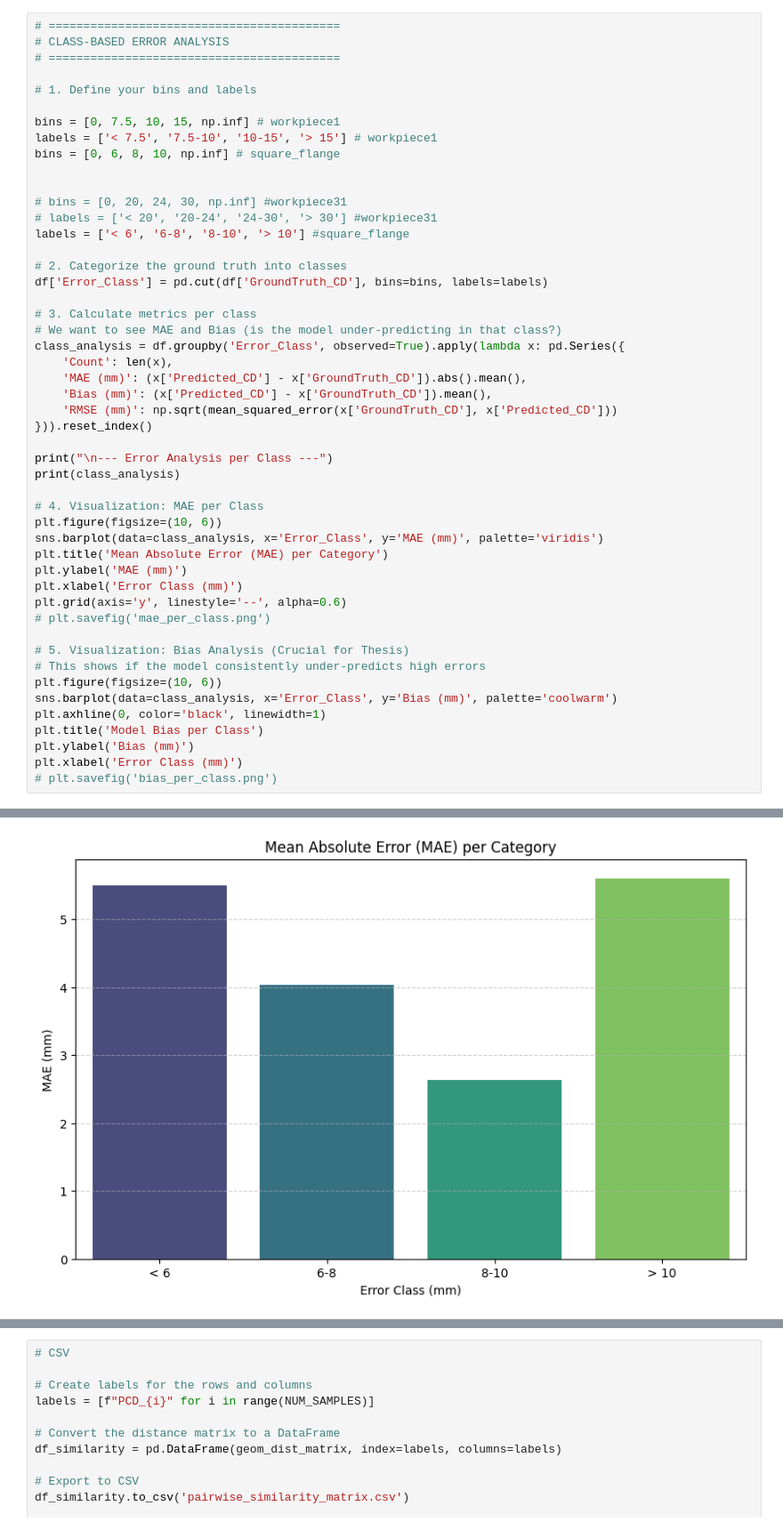
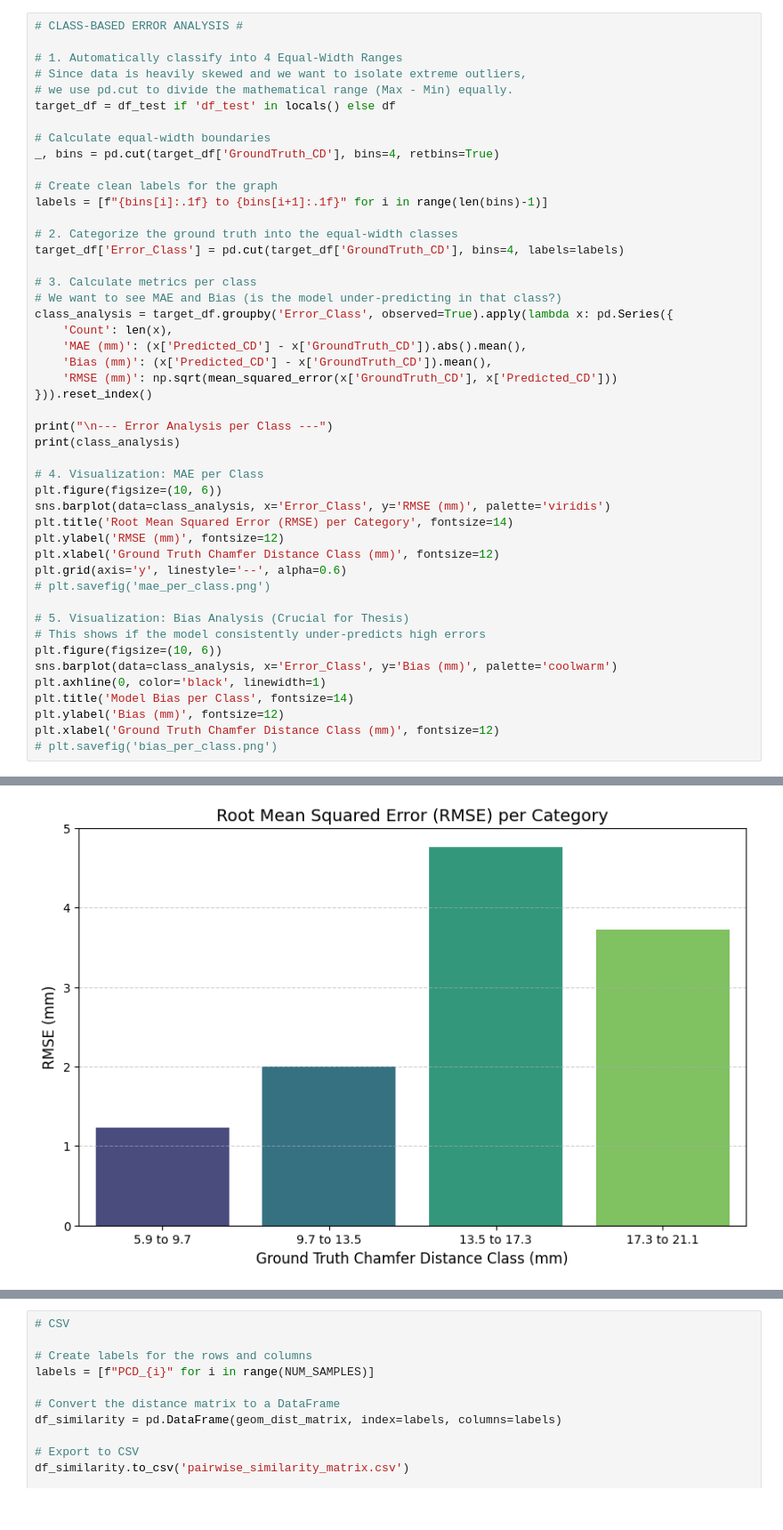
Before and after one commit to alvannauval/pointnet_pytorch_reflective, a Jupyter notebook: testing.ipynb, the cells around one changed output, grey strips where cells are left out. Shown at 89% size. Drawn from its saved outputs; the diff is of its cells as text.

```diff
--- a/testing.ipynb
+++ b/testing.ipynb
@@ -532,25 +545,23 @@ print(f"{rmse_ideal:.2f}")
 # %%
-# ==========================================
-# CLASS-BASED ERROR ANALYSIS
-# ==========================================
+# CLASS-BASED ERROR ANALYSIS #
 
-# 1. Define your bins and labels
+# 1. Automatically classify into 4 Equal-Width Ranges
+# Since data is heavily skewed and we want to isolate extreme outliers,
+# we use pd.cut to divide the mathematical range (Max - Min) equally.
+target_df = df_test if 'df_test' in locals() else df
 
-bins = [0, 7.5, 10, 15, np.inf] # workpiece1
-labels = ['< 7.5', '7.5-10', '10-15', '> 15'] # workpiece1
-bins = [0, 6, 8, 10, np.inf] # square_flange
+# Calculate equal-width boundaries
+_, bins = pd.cut(target_df['GroundTruth_CD'], bins=4, retbins=True)
 
+# Create clean labels for the graph
+labels = [f"{bins[i]:.1f} to {bins[i+1]:.1f}" for i in range(len(bins)-1)]
 
-# bins = [0, 20, 24, 30, np.inf] #workpiece31
-# labels = ['< 20', '20-24', '24-30', '> 30'] #workpiece31
-labels = ['< 6', '6-8', '8-10', '> 10'] #square_flange
-
-# 2. Categorize the ground truth into classes
-df['Error_Class'] = pd.cut(df['GroundTruth_CD'], bins=bins, labels=labels)
+# 2. Categorize the ground truth into the equal-width classes
+target_df['Error_Class'] = pd.cut(target_df['GroundTruth_CD'], bins=4, labels=labels)
 
 # 3. Calculate metrics per class
 # We want to see MAE and Bias (is the model under-predicting in that class?)
-class_analysis = df.groupby('Error_Class', observed=True).apply(lambda x: pd.Series({
+class_analysis = target_df.groupby('Error_Class', observed=True).apply(lambda x: pd.Series({
     'Count': len(x),
     'MAE (mm)': (x['Predicted_CD'] - x['GroundTruth_CD']).abs().mean(),
     'Bias (mm)': (x['Predicted_CD'] - x['GroundTruth_CD']).mean(),
@@ -562,10 +573,10 @@ print(class_analysis)
 
 # 4. Visualization: MAE per Class
 plt.figure(figsize=(10, 6))
-sns.barplot(data=class_analysis, x='Error_Class', y='MAE (mm)', palette='viridis')
-plt.title('Mean Absolute Error (MAE) per Category')
-plt.ylabel('MAE (mm)')
-plt.xlabel('Error Class (mm)')
+sns.barplot(data=class_analysis, x='Error_Class', y='RMSE (mm)', palette='viridis')
+plt.title('Root Mean Squared Error (RMSE) per Category', fontsize=14)
+plt.ylabel('RMSE (mm)', fontsize=12)
+plt.xlabel('Ground Truth Chamfer Distance Class (mm)', fontsize=12)
 plt.grid(axis='y', linestyle='--', alpha=0.6)
 # plt.savefig('mae_per_class.png')
 
@@ -574,9 +585,9 @@ plt.grid(axis='y', linestyle='--', alpha=0.6)
 plt.figure(figsize=(10, 6))
 sns.barplot(data=class_analysis, x='Error_Class', y='Bias (mm)', palette='coolwarm')
 plt.axhline(0, color='black', linewidth=1)
-plt.title('Model Bias per Class')
-plt.ylabel('Bias (mm)')
-plt.xlabel('Error Class (mm)')
+plt.title('Model Bias per Class', fontsize=14)
+plt.ylabel('Bias (mm)', fontsize=12)
+plt.xlabel('Ground Truth Chamfer Distance Class (mm)', fontsize=12)
 # plt.savefig('bias_per_class.png')
 # %% [output]
 --- Error Analysis per Class ---
@@ -596 +607 @@ Text(0.5, 0, 'Error Class (mm)')
-[figure, old version]
+[figure, new version]
```
Also changed, not shown: parts of 12 cells of this notebook, 13 other files.
